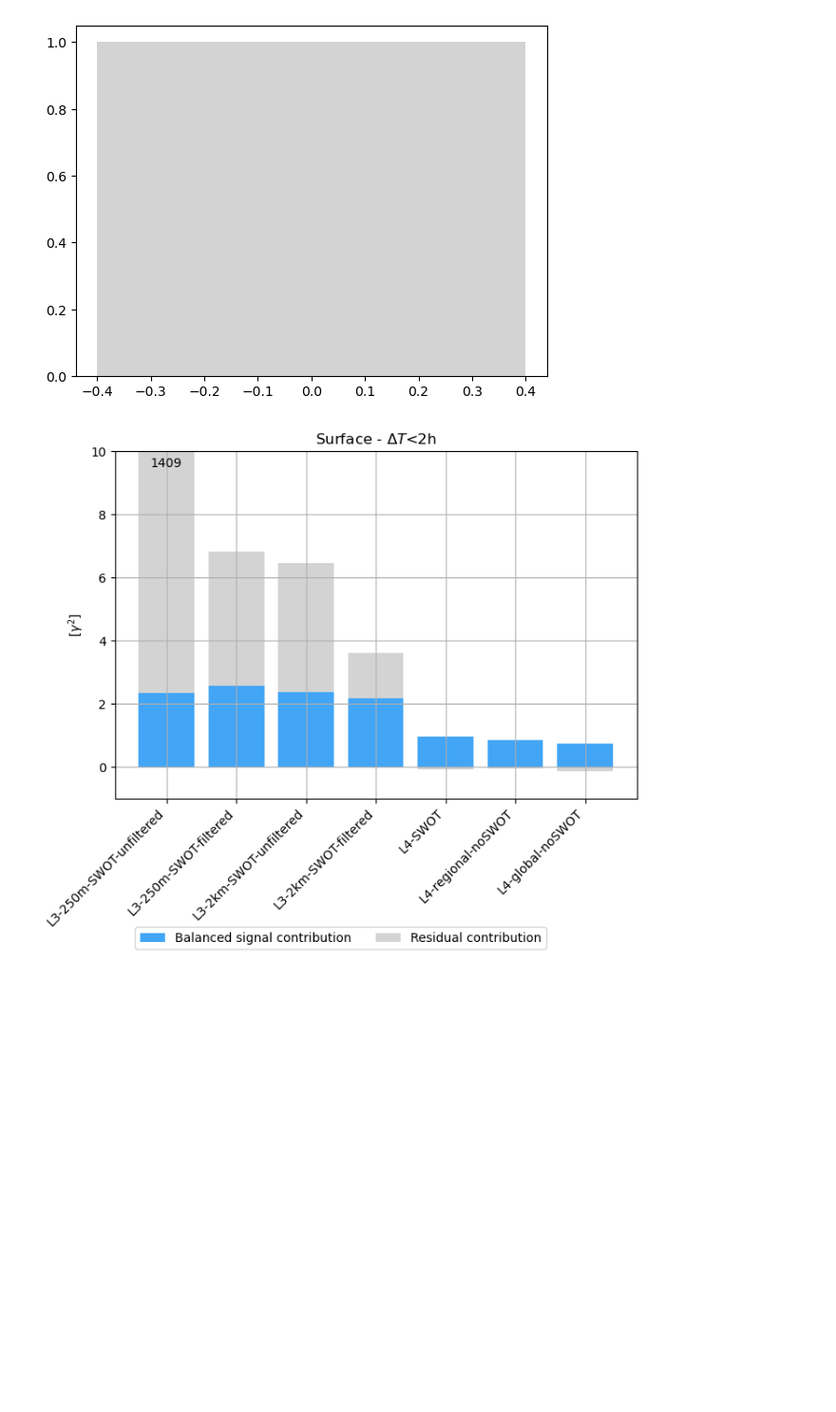
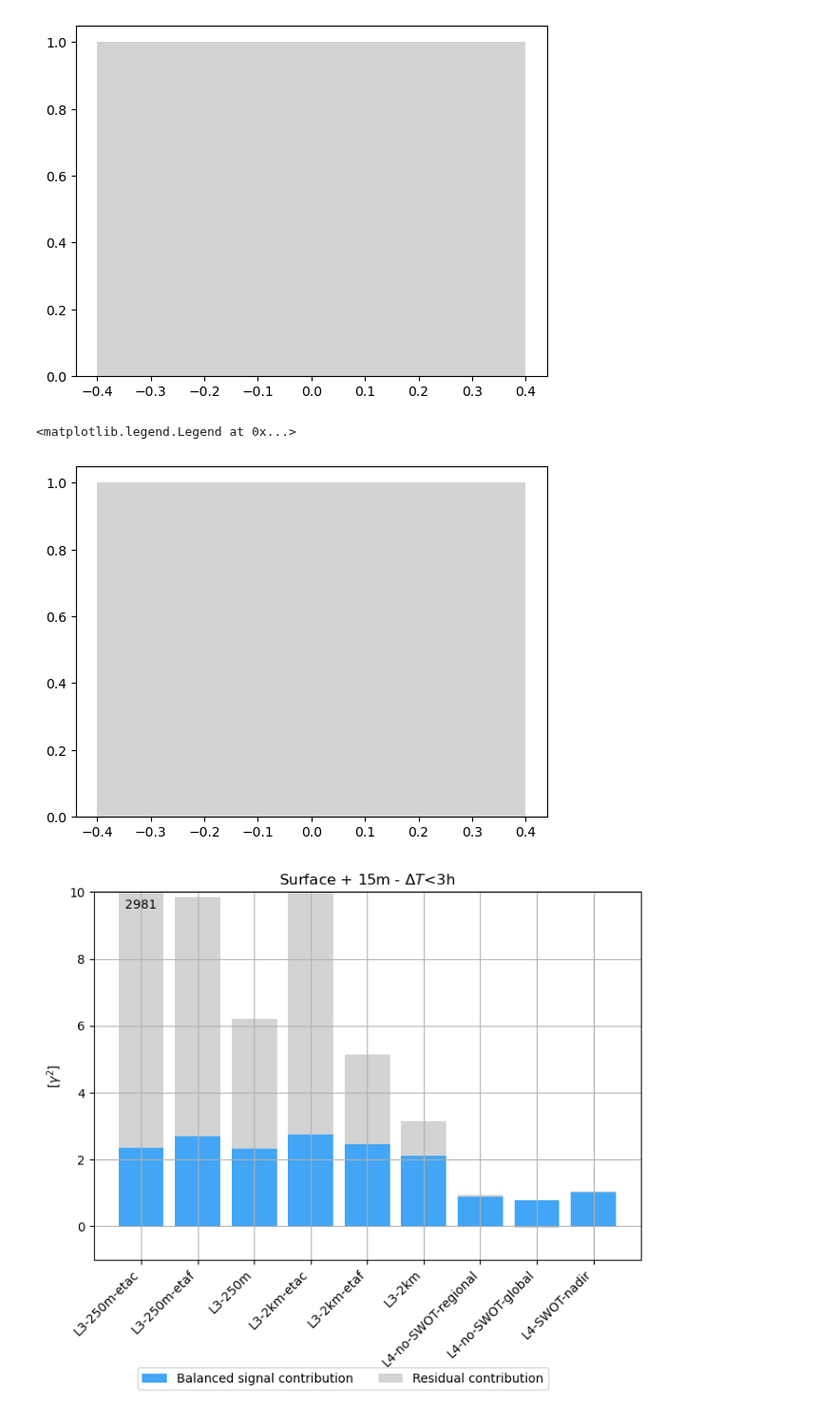
Before and after one commit to margot-demol/med_analysis, a Jupyter notebook: 10_swot_capabilities_diags/20_closure_alti_comp.ipynb, the cells around one changed output. Shown at 95% size. Saved outputs shown, nothing was run; the diff lists cells and outputs as text; code cells hidden in the pictures; blank space fills up the shorter version.

```diff
--- a/10_swot_capabilities_diags/20_closure_alti_comp.ipynb
+++ b/10_swot_capabilities_diags/20_closure_alti_comp.ipynb
@@ -83,0 +64,2 @@ FileNotFoundError: [Errno 2] No such file or directory: '/home/datawork-lops-oc/
+# %%
+dt = 3
@@ -83,0 +164,7 @@ FileNotFoundError: [Errno 2] No such file or directory: '/home/datawork-lops-oc/
+# %%
+DS = DS.where(DS.distance_to_coast>10e3, drop=True)
+# %%
+# Closure figs
+ds = compute_mean_square(DS)/U2
+df = ds.to_dataframe()
+df = df.reset_index().rename(columns={'id_comb':'Altimetric product'}).set_index('Altimetric product')
@@ -110,37 +211,39 @@ fig, ax=plt.subplots()
 ax.bar(0,1, color=c0['ggd'], label='Balanced signal contribution')
 #ax.bar(0,1, color=c0['wd'], label='Wind term')
 ax.bar(0,1, color='lightgrey', label='Residual contribution')
 
 handles, labels = ax.get_legend_handles_labels()
 
 
 # Alti comparison
 fig, ax = plt.subplots(frameon=False, figsize=(7, 6))
 plt.rcParams["axes.edgecolor"] = "k"
 for i in range(len(df)):
     df_ = df.iloc[i]
     # residual contribution
     plt.rcParams["hatch.linewidth"] = 6
-    if df_.E_ggd>0: ax.bar(i, df_.E_ggd, bottom = df.B_ggd,color = 'lightgrey')
+    if df_.E_ggd>0: ax.bar(i, df_.E_ggd, bottom = df_.B_ggd,color = 'lightgrey')
     else: ax.bar(i, df_.E_ggd,color = 'lightgrey')
     ax.bar(i, df_.B_ggd,color = c0['ggd'])
 
     #plt.rcParams["hatch.color"] = c0['ggd']
     #ax.bar(i, df_.X_acc_ggd/2, color = c0['acc'], hatch="/", width=0.4, label = '')
     #ax.bar(i, df_.X_cor_ggd/2, color = c0['cor'], hatch="/", width=0.4)
     #ax.bar(i, df_.X_ggd_wd/2, color = c0['wd'], hatch="/", bottom = df_.X_cor_ggd/2, width=0.4)
 
 ax.grid()
 ax.set_ylabel(r'[$\gamma^2$]')
 ax.set_xticks(ticks = np.arange(len(df)),labels = df.index, rotation = 45, ha='right' )
-ax.set_title(rf'Surface - $\Delta T$<{dt}h')
+ax.set_title(rf'Surface + 15m - $\Delta T$<{dt}h')
 ax.set_ylim(-1,10)
 ax.annotate(f'{round(df.iloc[0].E_ggd+df.iloc[0].B_ggd)}', (0,9.5), ha='center')
 fig.tight_layout(rect=[0, 0.02, 1, 1])
 fig.legend(handles, labels, ncol=3, loc="lower center")
-fig.savefig(os.path.join(images_dir, 'alti_comparison', 'alti_comparison_surface_ggd.png'))
+#fig.savefig(os.path.join(images_dir, 'alti_comparison', 'alti_comparison_surface_ggd.png'))
 # %% [output]
+<matplotlib.legend.Legend at 0x...>
-[figure, old version]
+[figure, new version]
+[figure, added]
 # %%
 fig, ax=plt.subplots()
 ax.bar(0,1, color=c0['acc'], label='Lagrangian acceleration')
```
Also changed, not shown: parts of 22 cells of this notebook, 32 other files.
